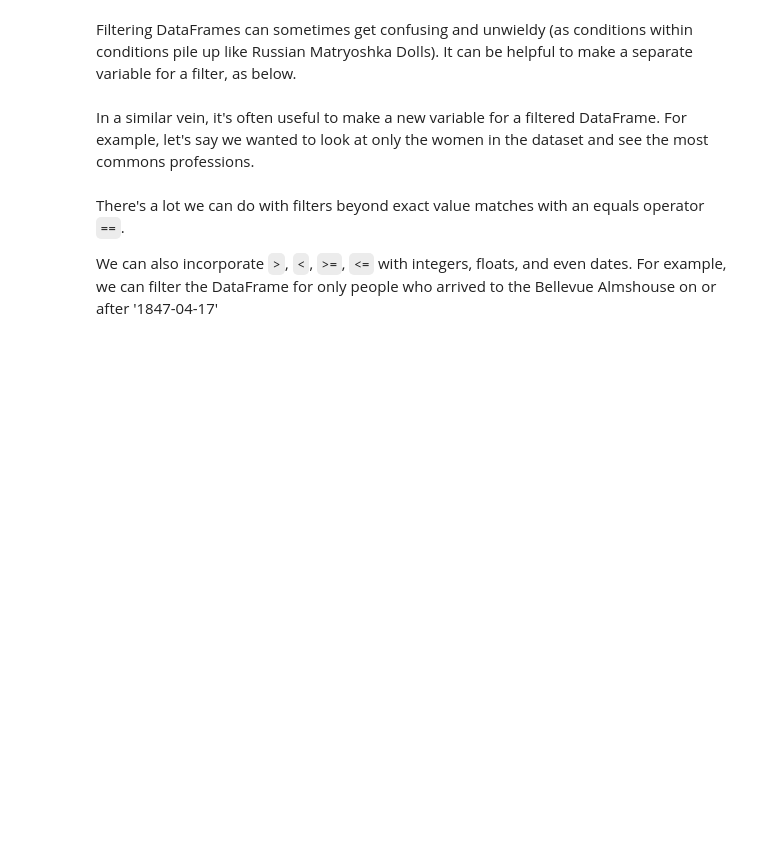
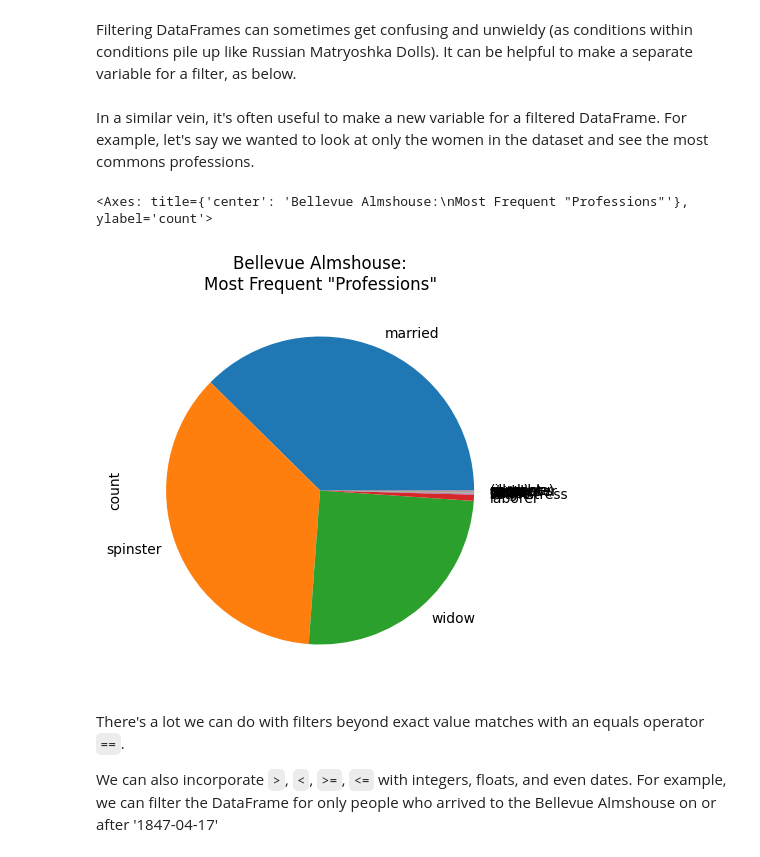
Before and after one commit to keyinji/sf2, a Jupyter notebook: pandas/01-Pandas-Basics-Part1.ipynb, the cells around one changed output. Cells and saved outputs as stored; diff of their text form; code cells hidden in the pictures; blank space fills up the shorter version.

```diff
--- a/pandas/01-Pandas-Basics-Part1.ipynb
+++ b/pandas/01-Pandas-Basics-Part1.ipynb
@@ -348,6 +528,9 @@ women_filter = bellevue_df['gender'] == 'f'
 bellevue_women = bellevue_df[women_filter]
 # %%
 # determine the professions of women only
-bellevue_women['profession'].value_counts()
+bellevue_women['profession'].value_counts().plot(kind='pie', figsize=(5, 5), title='Bellevue Almshouse:\nMost Frequent "Professions"')
+# %% [output]
+<Axes: title={'center': 'Bellevue Almshouse:\nMost Frequent "Professions"'}, ylabel='count'>
+[figure, added]
 # %%
 # Plot the top 3 professions of women as a pie chart
```
Also changed, not shown: parts of 23 cells of this notebook, 4 other files.
